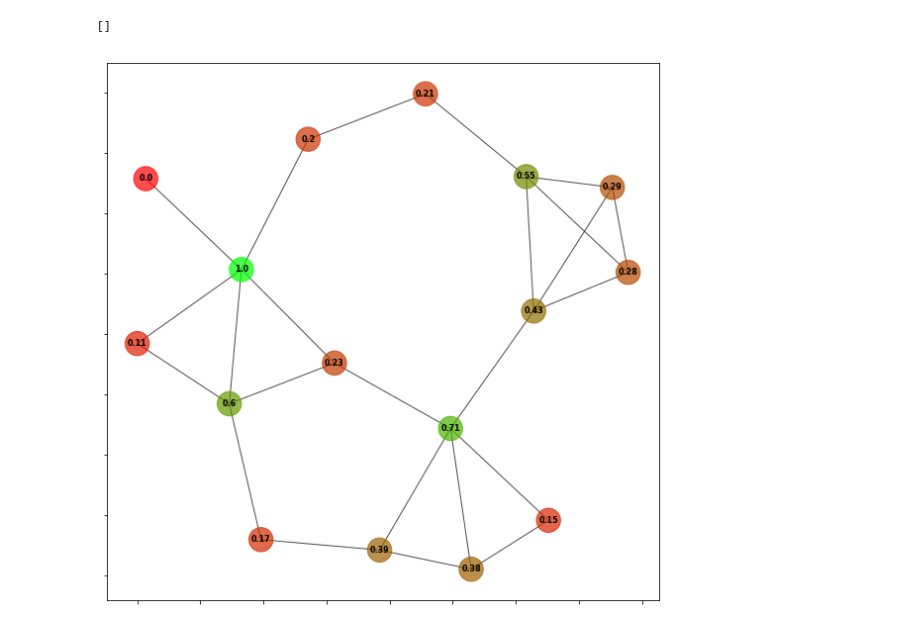
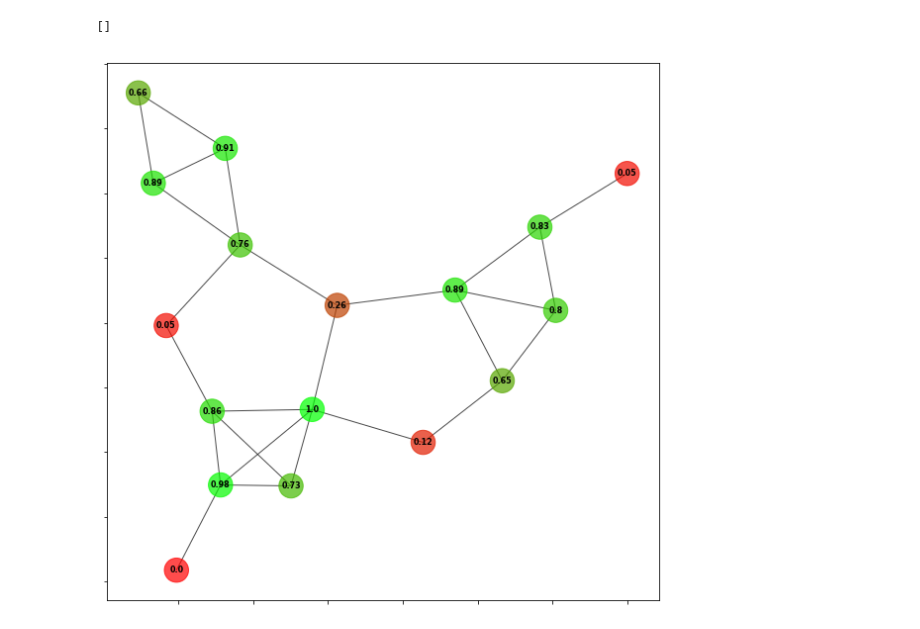
Before and after one commit to caiocrr/RealRank, a Jupyter notebook: Notebooks/Visualizer.ipynb, the cells around one changed output. Saved outputs shown, nothing was run; the diff lists cells and outputs as text; code cells hidden in the pictures.

```diff
--- a/Notebooks/Visualizer.ipynb
+++ b/Notebooks/Visualizer.ipynb
@@ -6,8 +6,8 @@ import ctypes
 import matplotlib.colors as clr
 import matplotlib.pyplot as plt
 # %%
-#base_dir = "../social_networks/common_friends/"
-base_dir = "../social_networks/degrees/"
+base_dir = "../social_networks/common_friends/"
+#base_dir = "../social_networks/degrees/"
 # %%
 
 G = nx.read_edgelist(base_dir+"social_network.edgelist", encoding='utf-8', nodetype=int)
@@ -115,15 +141,18 @@ cmap = clr.LinearSegmentedColormap.from_list('custom blue',
 # %%
 result = pd.read_csv(base_dir+"social_network.realrank", sep=' ', header=None, index_col=0).sort_index()
+labels = {k+1:round(v,2) for k,v in enumerate(result.values.ravel().T)}
+node_color = result.to_dict()[1]
+
+
 fig, ax1 = plt.subplots(figsize=(10,10))
 #fig.suptitle(u'Resultados após propagação por SybilRank', fontsize=16)
 pos=nx.kamada_kawai_layout(G)
-node_color = result.to_dict()[1]
-nx.draw_networkx_labels(G,pos=pos, labels={k+1:round(v,2) for k,v in enumerate(result.values.ravel().T)}, font_size=8, font_weight='bold')
+nx.draw_networkx_labels(G,pos=pos, labels=labels, font_size=8, font_weight='bold')
 nx.draw_networkx_nodes(G,node_size=600, alpha=0.7, cmap=cmap, pos=pos, vmin=0, vmax=1, node_color=[v for k,v in node_color.items()])
 nx.draw_networkx_edges(G,node_size=600, alpha=0.7, pos=pos)
 ax1.legend(labelspacing=2, loc='lower right', frameon=False)
 ax1.set_yticklabels([])
 ax1.set_xticklabels([])
 # %% [output]
 []
-[figure, old version]
+[figure, new version]
```
Also changed, not shown: parts of 8 cells of this notebook, 9 other files.
